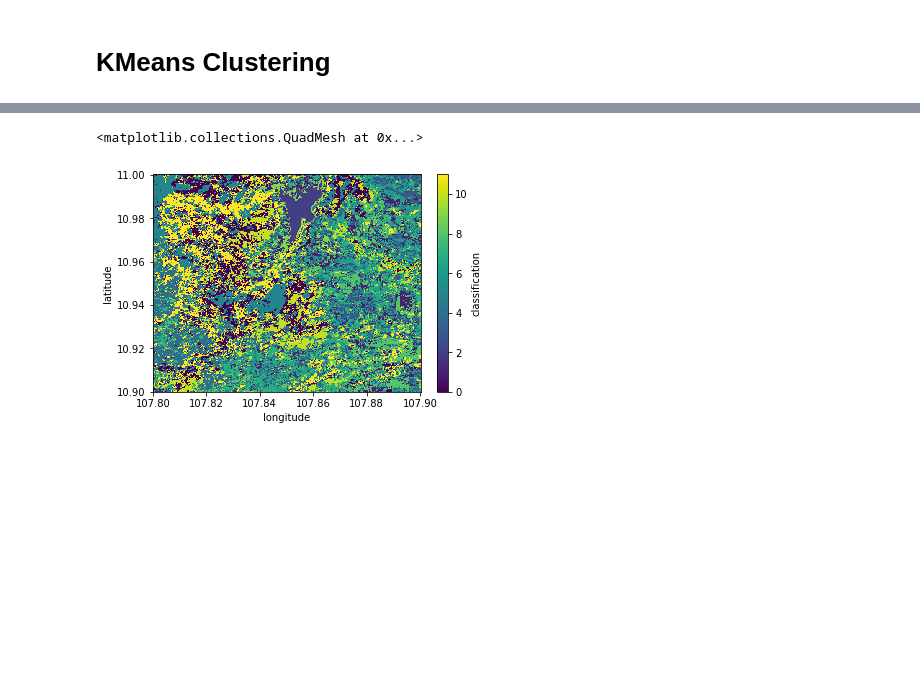
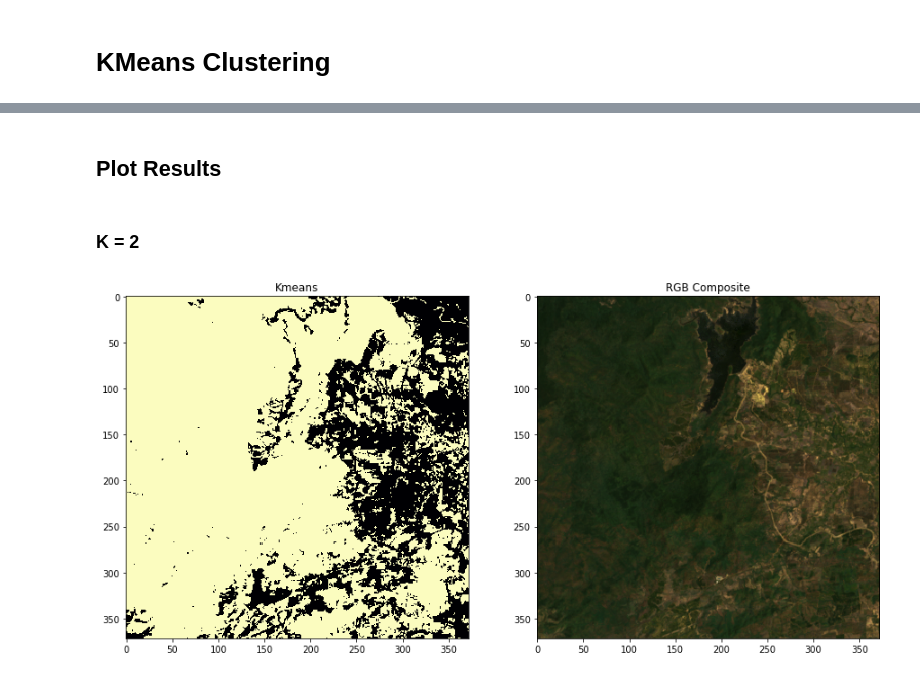
Before and after one commit to ceos-seo/data_cube_notebooks, a Jupyter notebook: kmeans_clustering_example.ipynb, the cells around one changed output, grey strips where cells are left out. Saved outputs shown, nothing was run; the diff lists cells and outputs as text; code cells hidden in the pictures; blank space fills up the shorter version.

```diff
--- a/kmeans_clustering_example.ipynb
+++ b/kmeans_clustering_example.ipynb
@@ -61,8 +74,12 @@ Data variables:
 # %%
+classification_2 = kmeans_cluster_dataset(final_mosaic, n_clusters=2)
+classification_3 = kmeans_cluster_dataset(final_mosaic, n_clusters=3)
 classification_4 = kmeans_cluster_dataset(final_mosaic, n_clusters=4)
 classification_8 = kmeans_cluster_dataset(final_mosaic, n_clusters=8)
 classification_12 = kmeans_cluster_dataset(final_mosaic, n_clusters=12)
 
+write_geotiff_from_xr("ls8_cluster2.tif", classification_4, ['classification'], nodata=-9999)
+write_geotiff_from_xr("ls8_cluster3.tif", classification_8, ['classification'], nodata=-9999)
 write_geotiff_from_xr("ls8_cluster4.tif", classification_4, ['classification'], nodata=-9999)
 write_geotiff_from_xr("ls8_cluster8.tif", classification_8, ['classification'], nodata=-9999)
 write_geotiff_from_xr("ls8_cluster12.tif", classification_12, ['classification'], nodata=-9999)
@@ -79,5 +86,2 @@ classification_8.classification.plot()
-# %%
-classification_12.classification.plot()
-# %% [output]
-<matplotlib.collections.QuadMesh at 0x...>
-[figure, removed]
+# %% [markdown]
+## Plot Results
@@ -83,0 +90,6 @@ classification_12.classification.plot()
+# %% [markdown]
+### K = 2
+# %%
+plot_kmeans_next_to_mosaic(classification_2.classification,final_mosaic)
+# %% [output]
+[figure, added]
```
Also changed, not shown: parts of 16 cells of this notebook.
